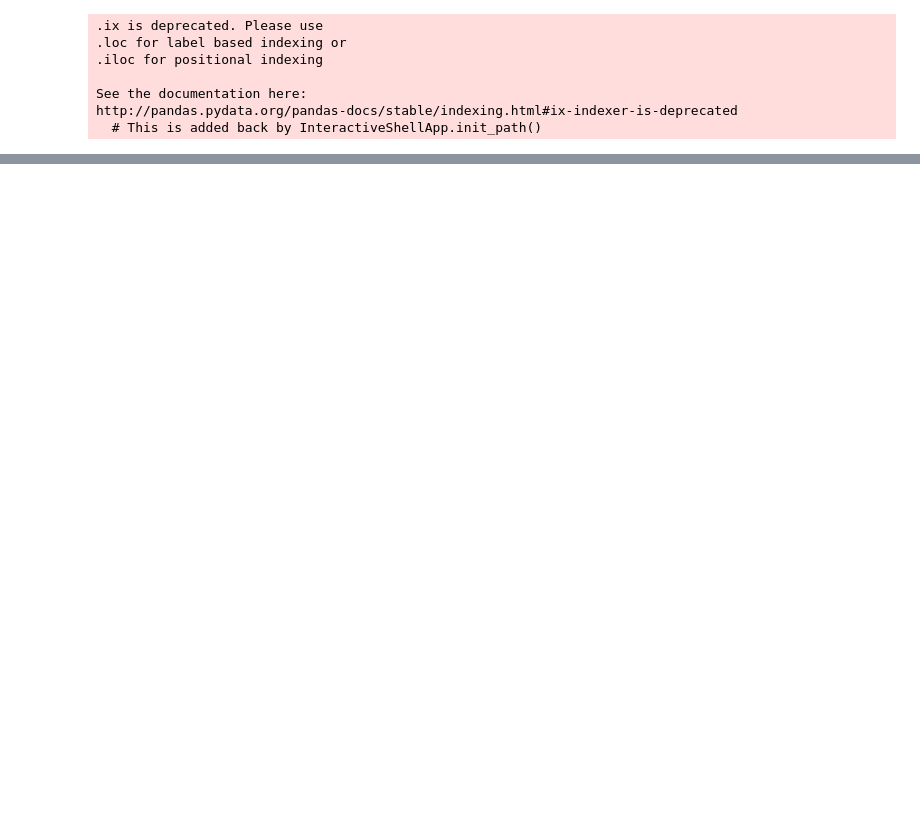
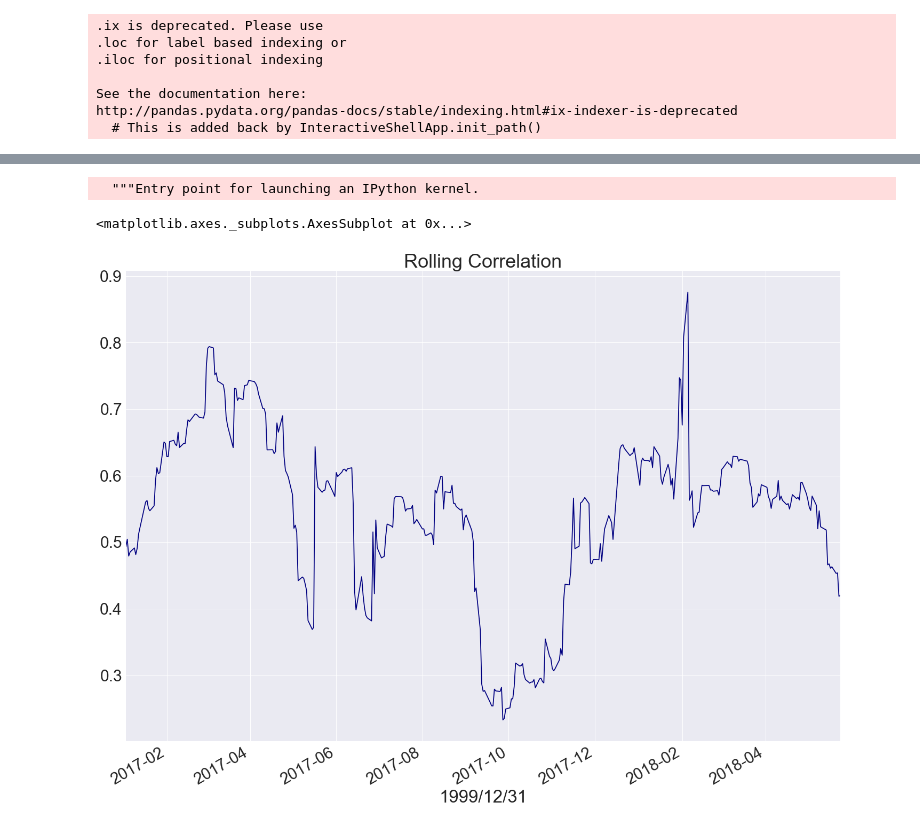
Before and after one commit to mrefermat/aws_fin_data, a Jupyter notebook: YTD Macro Overview.ipynb, the cells around one changed output, grey strips where cells are left out. Drawn from its saved outputs; the diff is of its cells as text; code cells hidden in the pictures; blank space fills up the shorter version.

Commit message:
additional chart

```diff
--- a/YTD Macro Overview.ipynb
+++ b/YTD Macro Overview.ipynb
@@ -56,0 +57,11 @@ data_index.pct_change()['2018':].cumsum().ffill().plot(colormap='jet')
+# %%
+df = pd.DataFrame()
+df['CTA']=data_index.CTA
+df['SP500']=quandl.get('CHRIS/CME_SP1',authtoken=token).Last
+df=df.dropna().pct_change()
+# %%
+pd.ewmcorr(df.CTA,df['SP500'],20)['2017':].plot(colormap='jet',title='Rolling Correlation')
+# %% [output]
+  """Entry point for launching an IPython kernel.
+<matplotlib.axes._subplots.AxesSubplot at 0x...>
+[figure, added]
```
Also changed, not shown: parts of 11 cells of this notebook, 1 other file.
